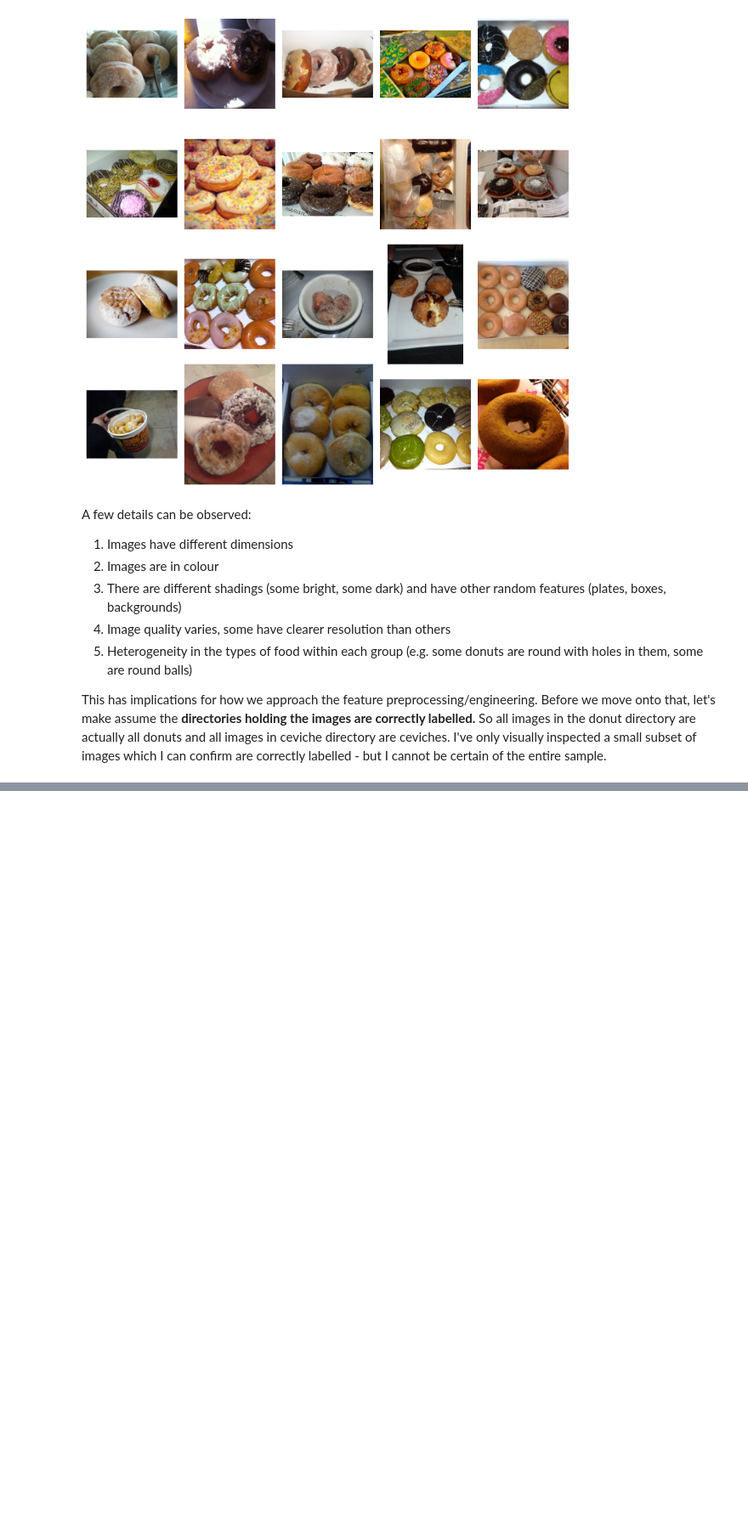
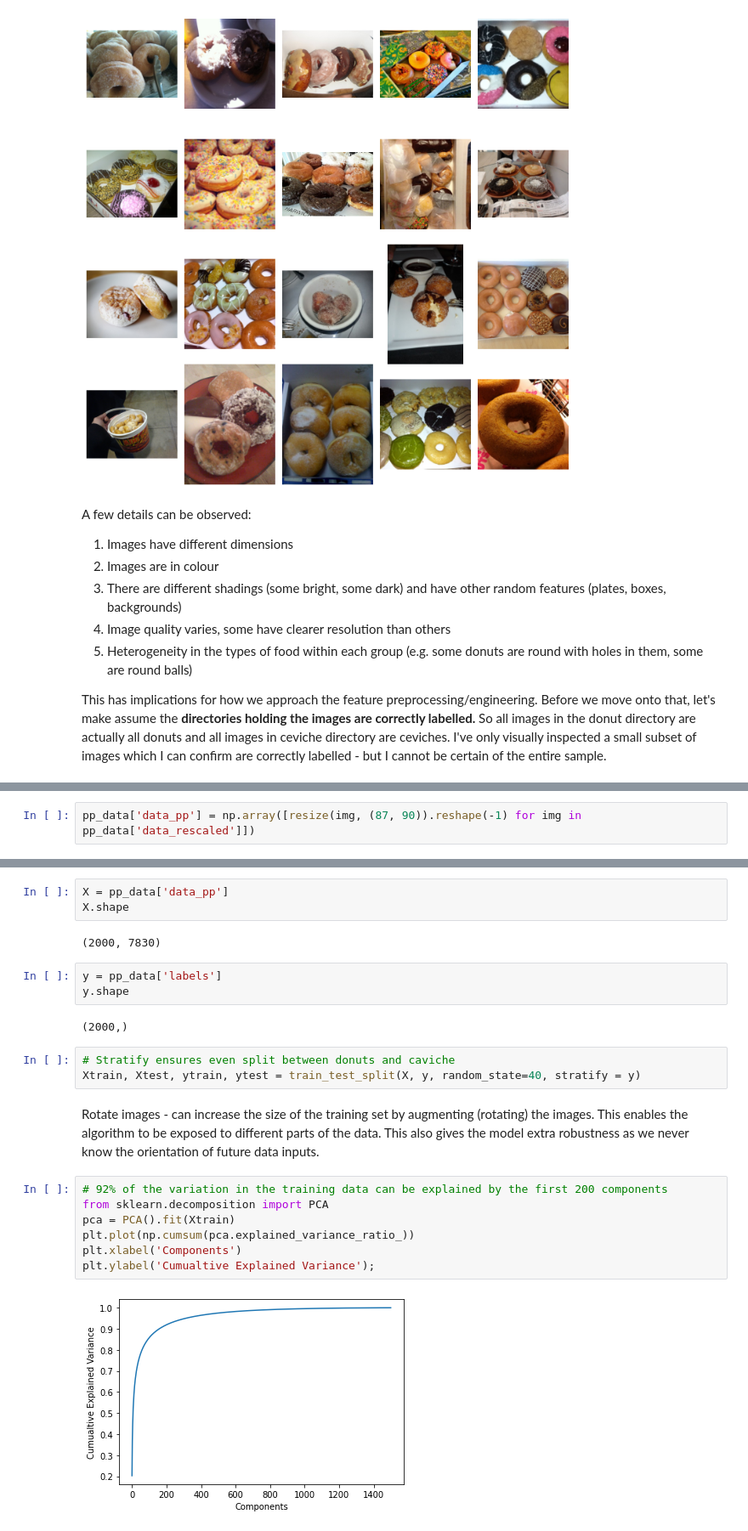
Before and after one commit to bennywee/donut_ceviche_classifier, a Jupyter notebook: analysis/exploratory_analysis.ipynb, the cells around one changed output, grey strips where cells are left out. Shown at 85% size. Drawn from its saved outputs; the diff is of its cells as text; blank space fills up the shorter version.

Commit message:
completed feature selection and model fitting and selection

```diff
--- a/analysis/exploratory_analysis.ipynb
+++ b/analysis/exploratory_analysis.ipynb
@@ -107,0 +158,2 @@ plot_img_grid(food = ceviche_g)
+# %%
+pp_data['data_pp'] = np.array([resize(img, (87, 90)).reshape(-1) for img in pp_data['data_rescaled']])
@@ -107,0 +171,24 @@ plot_img_grid(food = ceviche_g)
+# %%
+X = pp_data['data_pp']
+X.shape
+# %% [output]
+(2000, 7830)
+# %%
+y = pp_data['labels']
+y.shape
+# %% [output]
+(2000,)
+# %%
+# Stratify ensures even split between donuts and caviche
+Xtrain, Xtest, ytrain, ytest = train_test_split(X, y, random_state=40, stratify = y)
+# %% [markdown]
+Rotate images - can increase the size of the training set by augmenting (rotating) the images. This enables the algorithm to be exposed to different parts of the data. This also gives the model extra robustness as we never know the orientation of future data inputs.
+# %%
+# 92% of the variation in the training data can be explained by the first 200 components
+from sklearn.decomposition import PCA
+pca = PCA().fit(Xtrain)
+plt.plot(np.cumsum(pca.explained_variance_ratio_))
+plt.xlabel('Components')
+plt.ylabel('Cumualtive Explained Variance');
+# %% [output]
+[figure, added]
```
Also changed, not shown: parts of 31 cells of this notebook.
